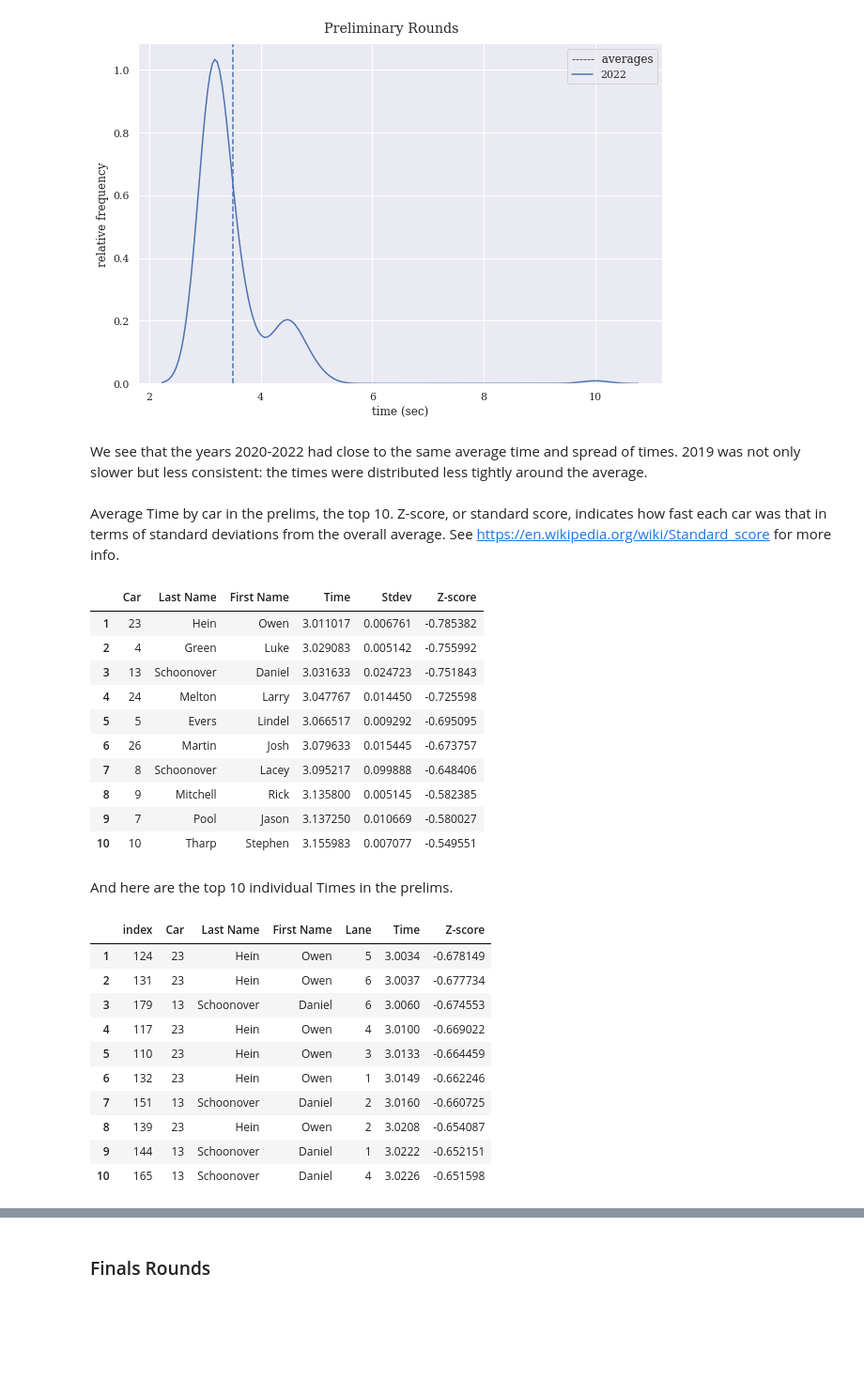
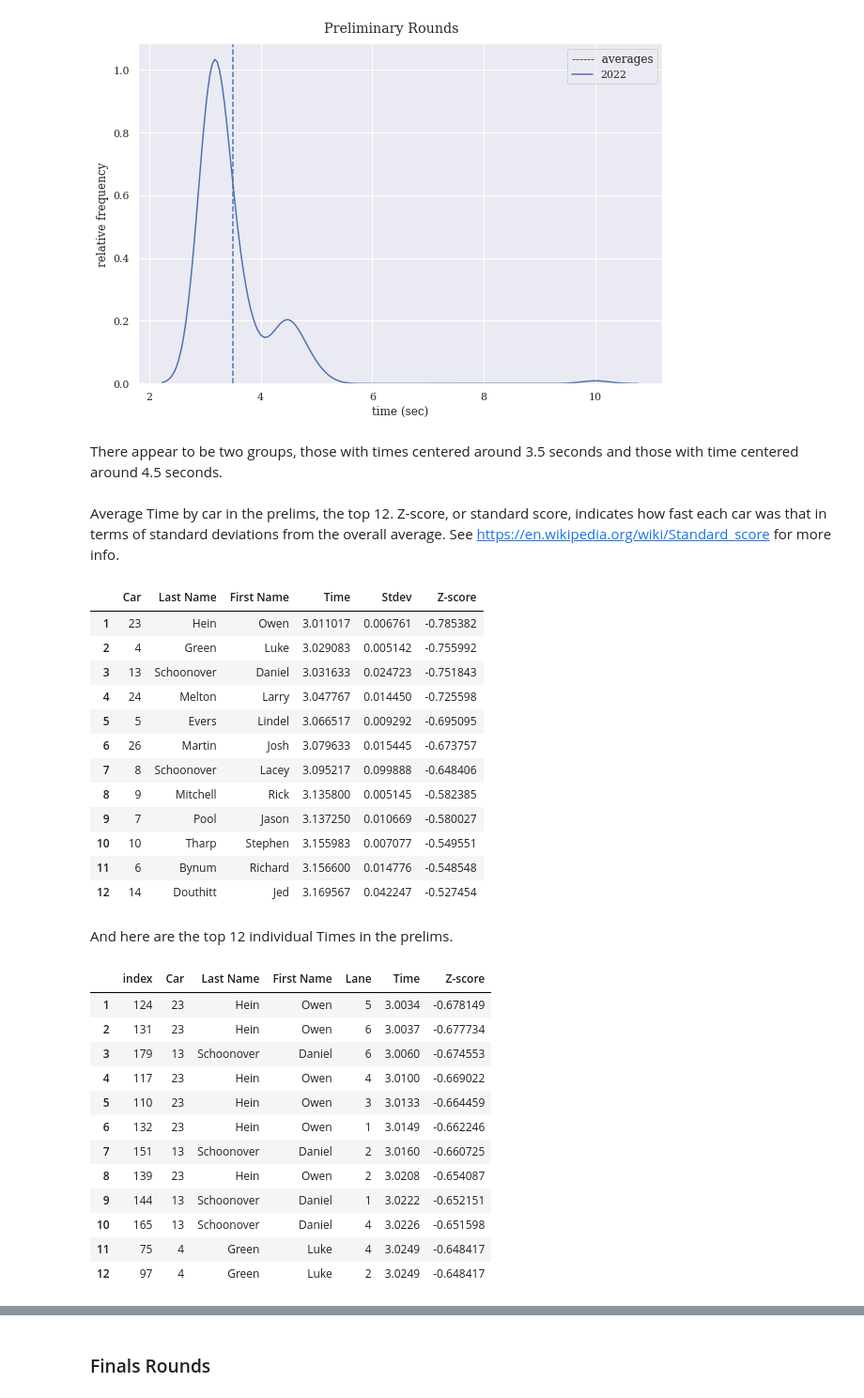
Before and after one commit to tedteske/PintwoodDerbyStats, a Jupyter notebook: Pintwood_Derbystats.ipynb, the cells around one changed output, grey strips where cells are left out. Shown at 94% size. Saved outputs shown, nothing was run; the diff lists cells and outputs as text; code cells hidden in the pictures; blank space fills up the shorter version.

```diff
--- a/Pintwood_Derbystats.ipynb
+++ b/Pintwood_Derbystats.ipynb
@@ -218,9 +225,8 @@ year_dirs = ["2022"]
 col_dict = {"Heat#" : "Heat",
             "Car#" : "Car",
             "Avg MPH" : "MPH" }
-prelims_list = ['2022PintwoodA', '2022PintwoodB','2022PintwoodC',
-                '2022PintwoodD','2022PintwoodE']
-finals_list = ['2022PintwoodFinals']
+prelims_list = ['PrelimA', 'PrelimB','PrelimC','PrelimD','PrelimE']
+finals_list = ['Finals']
 disregard_list = []
 
 # Iterate through data directory and import *.csv files into dataframe.
@@ -329,13 +335,13 @@ compare_hist(prelims_df, comps, title="Preliminary Rounds",
          hist=False, norm_hist=True, kde=True)
 # %% [output]
 [figure]
-# %% [markdown]
-We see that the years 2020-2022 had close to the same average time and spread of times. 2019 was not only slower but less consistent: the times were distributed less tightly around the average.
+# %% [markdown]
+There appear to be two groups, those with times centered around 3.5 seconds and those with time centered around 4.5 seconds.
 # %% [markdown]
-Average Time by car in the prelims, the top 10. Z-score, or standard score, indicates how fast each car was that in terms of standard deviations from the overall average. See https://en.wikipedia.org/wiki/Standard_score for more info.
+Average Time by car in the prelims, the top 12. Z-score, or standard score, indicates how fast each car was that in terms of standard deviations from the overall average. See https://en.wikipedia.org/wiki/Standard_score for more info.
 # %%
 filter_dict = {'Year' :['2022']}
-top_times(prelims_df, filter_dict, means=True, top=10)
+top_times(prelims_df, filter_dict, means=True, top=12)
 # %% [output]
 |  | Car | Last Name | First Name | Time | Stdev | Z-score |
 | 1 | 23 | Hein | Owen | 3.011017 | 0.006761 | -0.785382 |
@@ -348,20 +354,24 @@ top_times(prelims_df, filter_dict, means=True, top=10)
 | 8 | 9 | Mitchell | Rick | 3.135800 | 0.005145 | -0.582385 |
 | 9 | 7 | Pool | Jason | 3.137250 | 0.010669 | -0.580027 |
 | 10 | 10 | Tharp | Stephen | 3.155983 | 0.007077 | -0.549551 |
+| 11 | 6 | Bynum | Richard | 3.156600 | 0.014776 | -0.548548 |
+| 12 | 14 | Douthitt | Jed | 3.169567 | 0.042247 | -0.527454 |
 # %% [markdown]
-And here are the top 10 individual Times in the prelims.
+And here are the top 12 individual Times in the prelims.
 # %%
 filter_dict = {'Year' :['2022']}
-top_times(prelims_df, filter_dict, means=False, top=10)
+top_times(prelims_df, filter_dict, means=False, top=12)
 # %% [output]
 |  | index | Car | Last Name | First Name | Lane | Time | Z-score |
 | 1 | 124 | 23 | Hein | Owen | 5 | 3.0034 | -0.678149 |
 | 2 | 131 | 23 | Hein | Owen | 6 | 3.0037 | -0.677734 |
 | 3 | 179 | 13 | Schoonover | Daniel | 6 | 3.0060 | -0.674553 |
 | 4 | 117 | 23 | Hein | Owen | 4 | 3.0100 | -0.669022 |
 | 5 | 110 | 23 | Hein | Owen | 3 | 3.0133 | -0.664459 |
 | 6 | 132 | 23 | Hein | Owen | 1 | 3.0149 | -0.662246 |
 | 7 | 151 | 13 | Schoonover | Daniel | 2 | 3.0160 | -0.660725 |
 | 8 | 139 | 23 | Hein | Owen | 2 | 3.0208 | -0.654087 |
 | 9 | 144 | 13 | Schoonover | Daniel | 1 | 3.0222 | -0.652151 |
 | 10 | 165 | 13 | Schoonover | Daniel | 4 | 3.0226 | -0.651598 |
+| 11 | 75 | 4 | Green | Luke | 4 | 3.0249 | -0.648417 |
+| 12 | 97 | 4 | Green | Luke | 2 | 3.0249 | -0.648417 |
```
Also changed, not shown: parts of 53 cells of this notebook.
